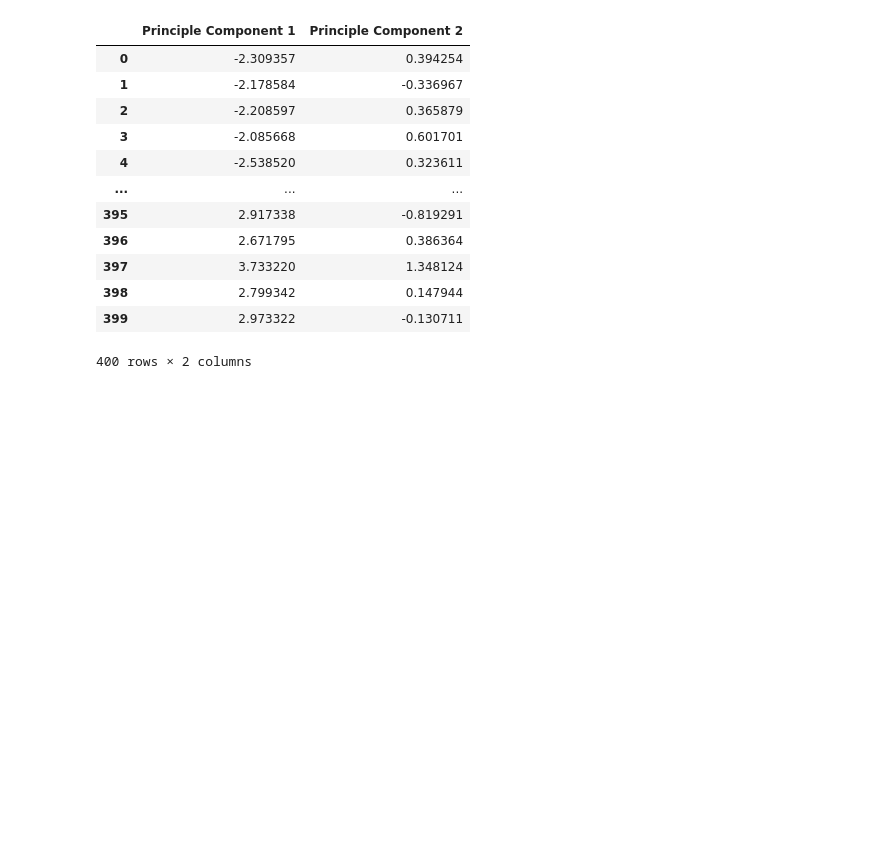
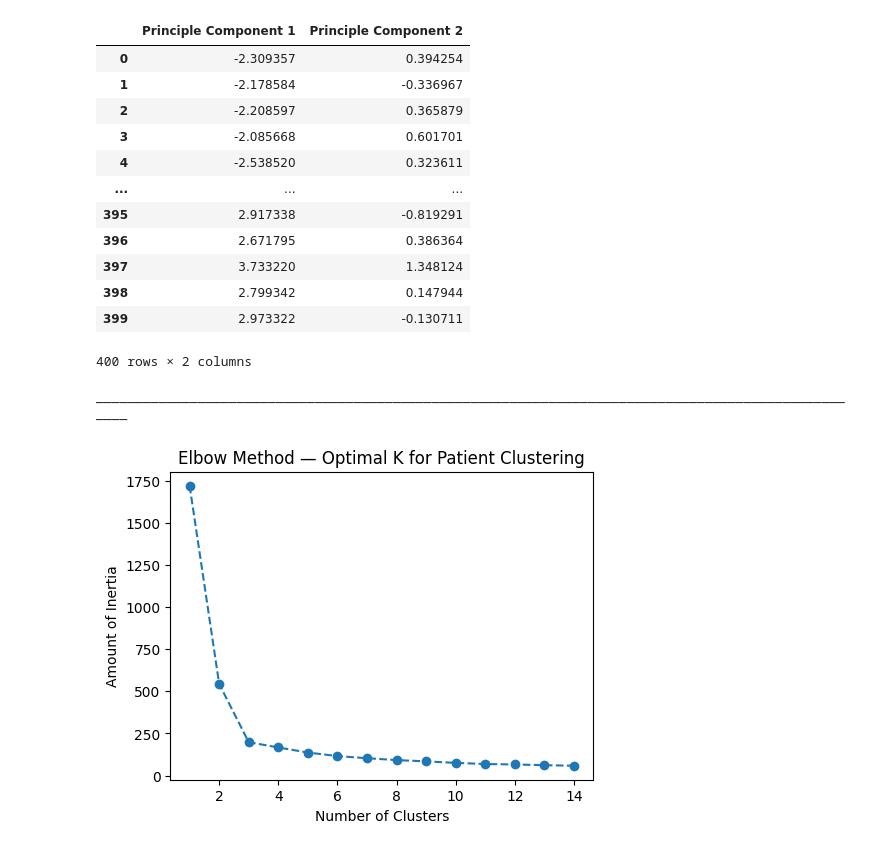
Before and after one commit to YS-Pundir/Machine-Learning-Foundations, a Jupyter notebook: Patient Risk Segmentation Using K-Means/model.ipynb, the cells around one changed output. Drawn from its saved outputs; the diff is of its cells as text; code cells hidden in the pictures; blank space fills up the shorter version.

Commit message:
adding elbow method to find the optimal k

```diff
--- a/Patient Risk Segmentation Using K-Means/model.ipynb
+++ b/Patient Risk Segmentation Using K-Means/model.ipynb
@@ -81,3 +81,21 @@ ________________________________________________________________________________
 # %%
 print("_"*100)
 # step 3 : Finding the optimal K
+wcss=[]
+for k in range(1,15):
+    kmeans=KMeans(n_clusters=k,init="k-means++",random_state=42)
+    kmeans.fit(df)
+    inertia=kmeans.inertia_
+    wcss.append(inertia)
+
+    # Plotting the graph of k v/s wcss
+plt.figure(figsize=(12,4))
+plt.subplot(1,2,1)
+plt.plot(range(1,15),wcss,marker="o",linestyle="--")
+plt.xlabel("Number of Clusters")
+plt.ylabel("Amount of Inertia")
+plt.title("Elbow Method — Optimal K for Patient Clustering")
+plt.show()
+# %% [output]
+____________________________________________________________________________________________________
+[figure, added]
```
